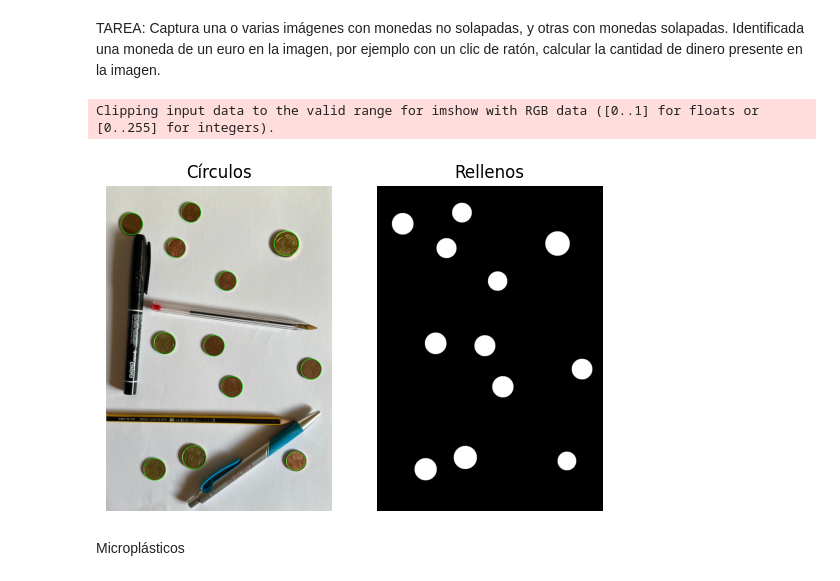
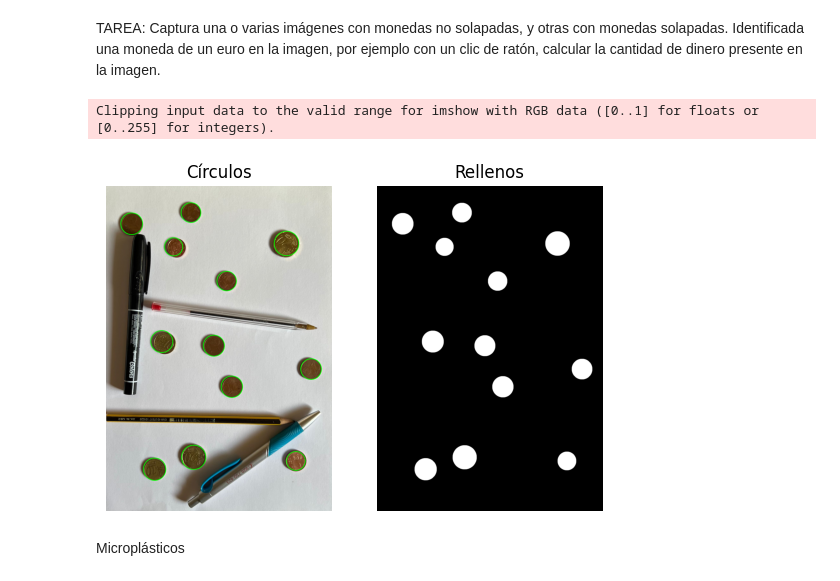
Before and after one commit to raulmat19/Vision-por-Computador, a Jupyter notebook: Práctica 3/VC_P3.ipynb, the cells around one changed output. Drawn from its saved outputs; the diff is of its cells as text; code cells hidden in the pictures.

```diff
--- a/Práctica 3/VC_P3.ipynb
+++ b/Práctica 3/VC_P3.ipynb
@@ -314,7 +308,7 @@ def click_event(event, x, y, flags, params):
         font = cv2.FONT_HERSHEY_SIMPLEX
         cv2.putText(img, str(x) + ',' +
                     str(y), (x,y), font,
-                    1, (255, 0, 0), 2)
+                    0.7, (255, 0, 0), 2)
         cv2.imshow('image', img)
 # %%
 def get_draw_contours(image):
@@ -333,7 +327,7 @@ def get_draw_contours(image):
             param1=100, # Valor del gradiente
             param2=50, #Umbral acumulador
             minRadius=50,  # radio mínimo
-            maxRadius=250,  # radio máximo
+            maxRadius=150,  # radio máximo
         )
 
     #Dibuja sobre entrada  e imagen vacía
@@ -341,7 +335,7 @@ def get_draw_contours(image):
     for det in circ[0]:
         x_coor, y_coor, det_radio = det
         cv2.circle(image,(int(x_coor), int(y_coor)),
-            int(det_radio),(0, 255, 0), 2)
+            int(det_radio),(0, 255, 0), 3)
         cv2.circle(img_cont,(int(x_coor), int(y_coor)),
             int(det_radio),(255, 255, 255), -1)
 
@@ -349,7 +343,7 @@ def get_draw_contours(image):
     #Muestra resultado
     plt.subplot(121)
     plt.axis("off")
-    plt.imshow(image)
+    plt.imshow(image_rgb)
     plt.title('Círculos')
 
     plt.subplot(122)
@@ -363,30 +357,30 @@ def get_draw_contours(image):
 # %%
 # Main code
 
 # Reading image
-self_img = cv2.imread('prueba_foto1.jpeg')
+self_img = cv2.imread('prueba_foto1.jpg')
 
 # Get and draw coin contours
 img = get_draw_contours(self_img.copy())
 
 scale_percent = 29.296875
 img = cv2.resize(img, (int(img.shape[1] * scale_percent / 100), int(img.shape[0] * scale_percent / 100)), interpolation = cv2.INTER_AREA)
 
 # displaying the image
 cv2.imshow('image', img)
 
 # setting mouse handler for the image
 # and calling the click_event() function
 cv2.setMouseCallback('image', click_event)
 # wait for a key to be pressed to exit
 while cv2.waitKey(20) != 27:
     continue
 
 # close the window
 cv2.destroyAllWindows()
 # %% [output]
 Clipping input data to the valid range for imshow with RGB data ([0..1] for floats or [0..255] for integers).
-[figure, old version]
+[figure, new version]
 # %% [markdown]
 Microplásticos
 # %%
```
Also changed, not shown: parts of 4 cells of this notebook.
